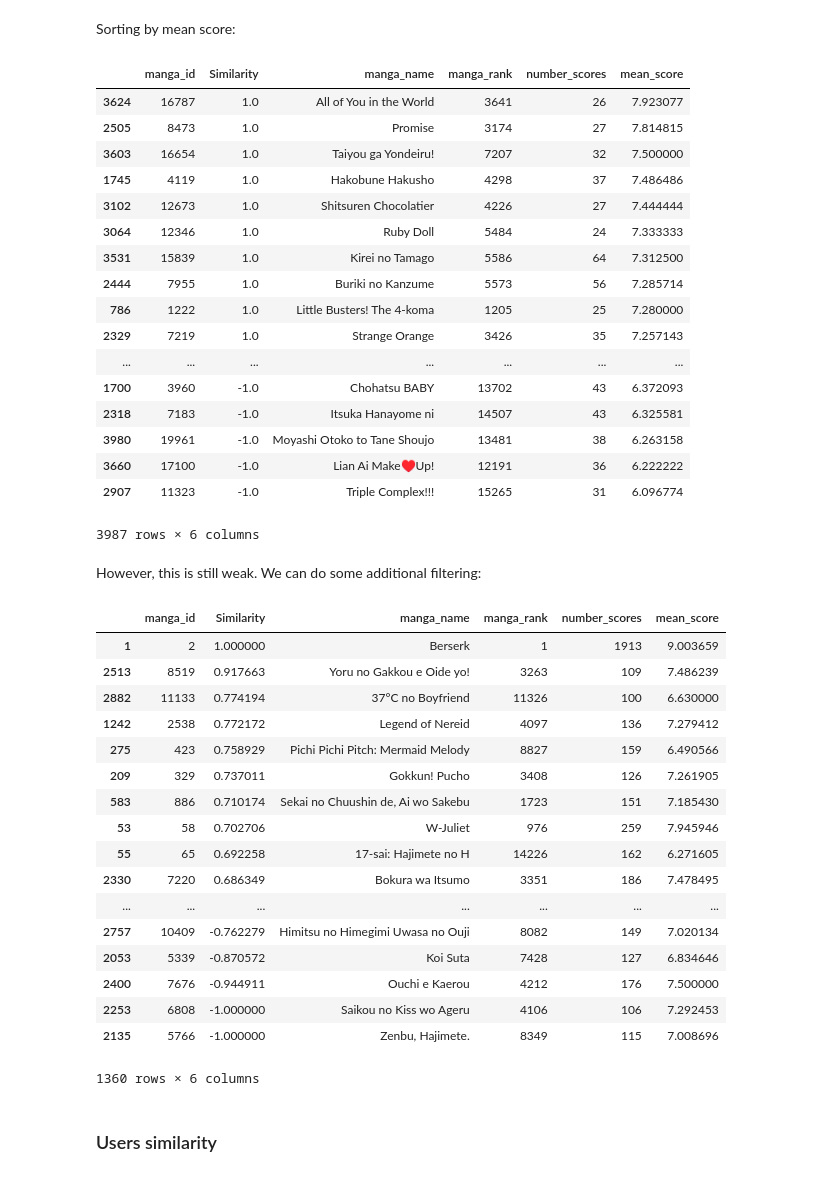
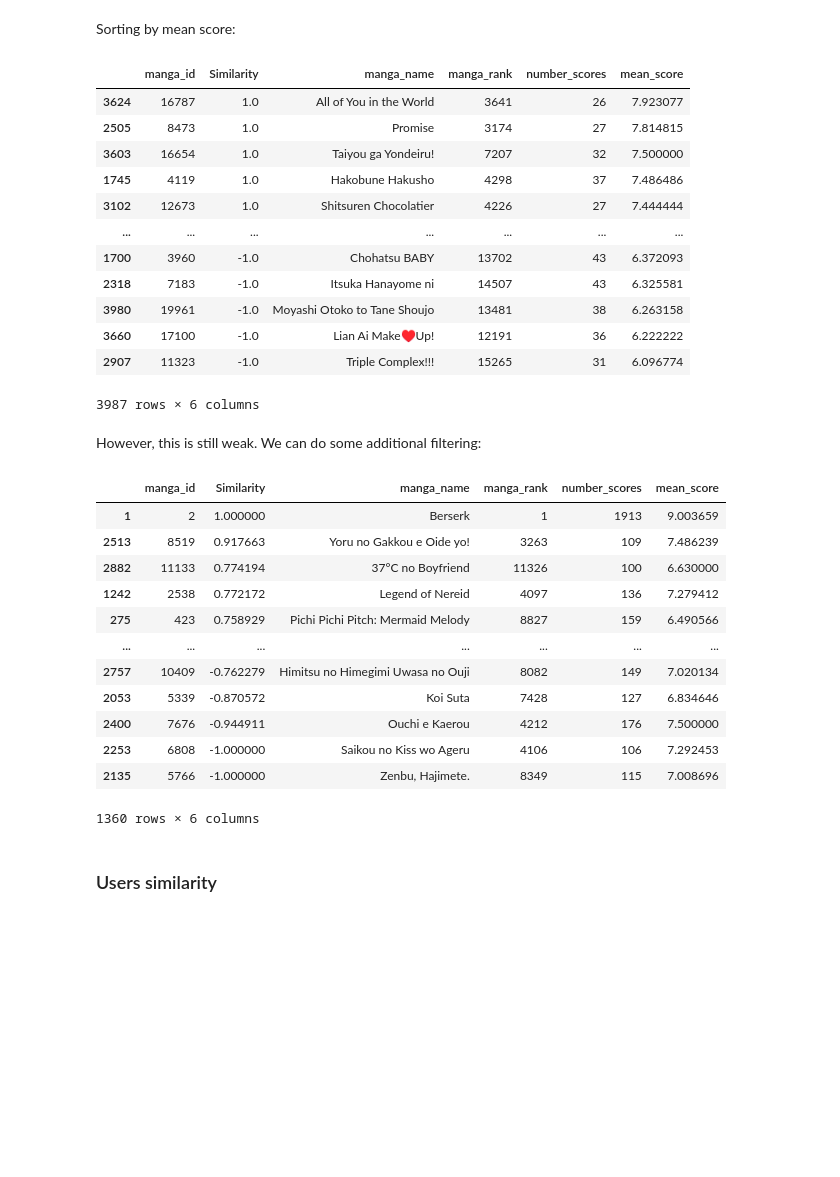
Before and after one commit to carlospinto93p/RecommenderSystem, a Jupyter notebook: 3. Recommender_system.ipynb, the cells around one changed output. Drawn from its saved outputs; the diff is of its cells as text; code cells hidden in the pictures; blank space fills up the shorter version.

```diff
--- a/3. Recommender_system.ipynb
+++ b/3. Recommender_system.ipynb
@@ -10,8 +10,8 @@ import numpy as np
 # %% [markdown]
 Load data
 # %%
-mangas = pd.read_csv('mangas_v2.csv')
-scores = pd.read_csv('scores_v2.csv')
+mangas = pd.read_csv('data/mangas_v2.csv')
+scores = pd.read_csv('data/scores_v2.csv')
 ratings = pd.merge(mangas, scores, on='manga_id')
 ratings = ratings[['manga_id', 'user', 'score']]
 print(f'Ratings shape: {ratings.shape}')
@@ -133,11 +119,6 @@ df_similar_mangas_of_2.sort_values(by=['Similarity', 'mean_score'], ascending=Fa
 | 3603 | 16654 | 1.0 | Taiyou ga Yondeiru! | 7207 | 32 | 7.500000 |
 | 1745 | 4119 | 1.0 | Hakobune Hakusho | 4298 | 37 | 7.486486 |
 | 3102 | 12673 | 1.0 | Shitsuren Chocolatier | 4226 | 27 | 7.444444 |
-| 3064 | 12346 | 1.0 | Ruby Doll | 5484 | 24 | 7.333333 |
-| 3531 | 15839 | 1.0 | Kirei no Tamago | 5586 | 64 | 7.312500 |
-| 2444 | 7955 | 1.0 | Buriki no Kanzume | 5573 | 56 | 7.285714 |
-| 786 | 1222 | 1.0 | Little Busters! The 4-koma | 1205 | 25 | 7.280000 |
-| 2329 | 7219 | 1.0 | Strange Orange | 3426 | 35 | 7.257143 |
 | ... | ... | ... | ... | ... | ... | ... |
 | 1700 | 3960 | -1.0 | Chohatsu BABY | 13702 | 43 | 6.372093 |
 | 2318 | 7183 | -1.0 | Itsuka Hanayome ni | 14507 | 43 | 6.325581 |
@@ -148,20 +129,15 @@ df_similar_mangas_of_2.sort_values(by=['Similarity', 'mean_score'], ascending=Fa
 # %% [markdown]
 However, this is still weak. We can do some additional filtering:
 # %%
-df_similar_mangas_of_2_filtred = df_similar_mangas_of_2[df_similar_mangas_of_2['number_scores'] > 99]
-df_similar_mangas_of_2_filtred.sort_values(by=['Similarity'], ascending=False)
+df_similar_mangas_of_2_filtered = df_similar_mangas_of_2[df_similar_mangas_of_2['number_scores'] > 99]
+df_similar_mangas_of_2_filtered.sort_values(by=['Similarity'], ascending=False)
 # %% [output]
 |  | manga_id | Similarity | manga_name | manga_rank | number_scores | mean_score |
 | 1 | 2 | 1.000000 | Berserk | 1 | 1913 | 9.003659 |
 | 2513 | 8519 | 0.917663 | Yoru no Gakkou e Oide yo! | 3263 | 109 | 7.486239 |
 | 2882 | 11133 | 0.774194 | 37°C no Boyfriend | 11326 | 100 | 6.630000 |
 | 1242 | 2538 | 0.772172 | Legend of Nereid | 4097 | 136 | 7.279412 |
 | 275 | 423 | 0.758929 | Pichi Pichi Pitch: Mermaid Melody | 8827 | 159 | 6.490566 |
-| 209 | 329 | 0.737011 | Gokkun! Pucho | 3408 | 126 | 7.261905 |
-| 583 | 886 | 0.710174 | Sekai no Chuushin de, Ai wo Sakebu | 1723 | 151 | 7.185430 |
-| 53 | 58 | 0.702706 | W-Juliet | 976 | 259 | 7.945946 |
-| 55 | 65 | 0.692258 | 17-sai: Hajimete no H | 14226 | 162 | 6.271605 |
-| 2330 | 7220 | 0.686349 | Bokura wa Itsumo | 3351 | 186 | 7.478495 |
 | ... | ... | ... | ... | ... | ... | ... |
 | 2757 | 10409 | -0.762279 | Himitsu no Himegimi Uwasa no Ouji | 8082 | 149 | 7.020134 |
 | 2053 | 5339 | -0.870572 | Koi Suta | 7428 | 127 | 6.834646 |
```
Also changed, not shown: parts of 42 cells of this notebook, 4 other files.
